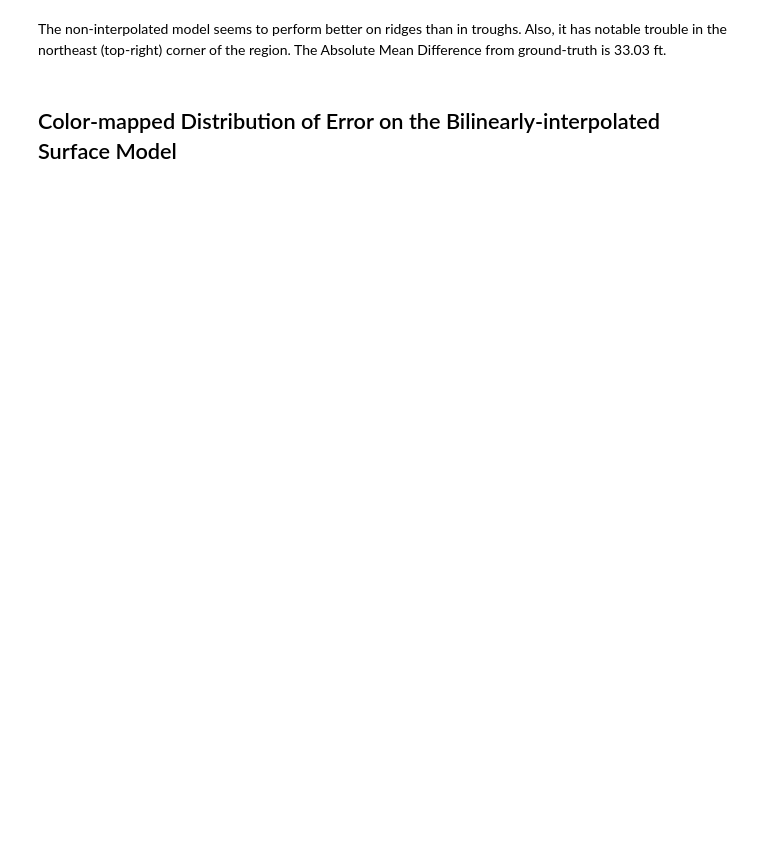
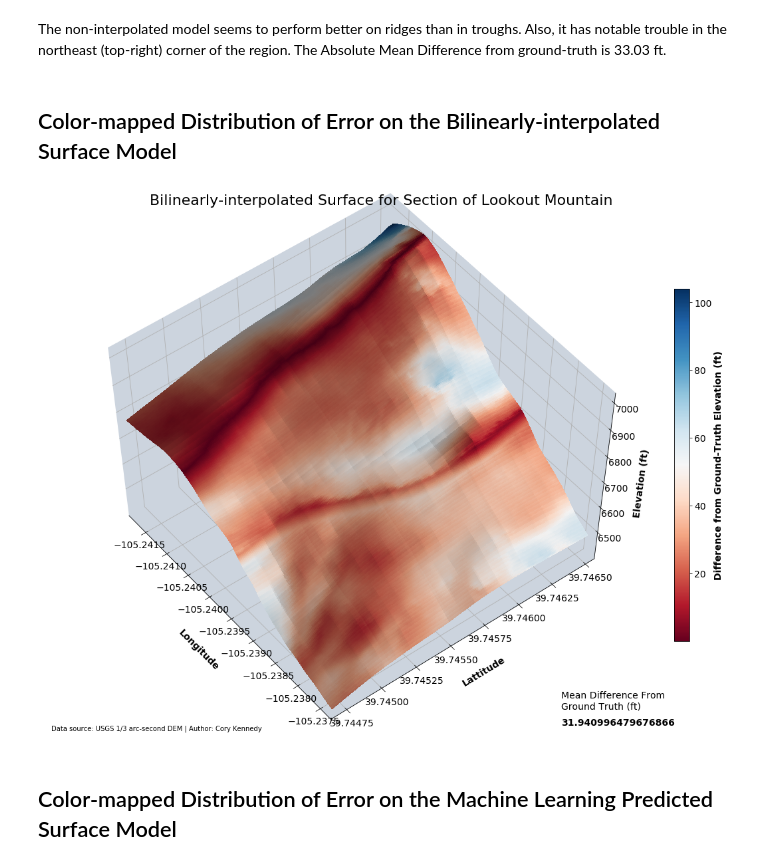
Before and after one commit to RRCCDataLab/Elevation-Descent, a Jupyter notebook: notebooks/Surface_Interpolation_Methods.ipynb, the cells around one changed output. Drawn from its saved outputs; the diff is of its cells as text; code cells hidden in the pictures; blank space fills up the shorter version.

```diff
--- a/notebooks/Surface_Interpolation_Methods.ipynb
+++ b/notebooks/Surface_Interpolation_Methods.ipynb
@@ -569,34 +589,38 @@ ax.text2D(0.01, 0.01, "Data source: USGS 1/3 arc-second DEM | "
          "Author: Cory Kennedy", transform=ax.transAxes, fontsize=10)
 ax.text2D(0.84, 0.05, "Mean Difference From\nGround Truth (ft)", transform=ax.transAxes, fontsize=14)
 ax.text2D(0.84, 0.02, str(bilin_avg_diff), transform=ax.transAxes, fontsize=14, fontweight='bold')
 
 # as plot_surface needs 2D arrays as input
 x = np.linspace(b.columns.values.astype(float)[0], b.columns.values.astype(float)[-1], Z_bilin.shape[1])
-y = np.linspace(b.index.values[0], b.index.values[-1], Z_bilin.shape[0])
+y = np.flip(np.linspace(b.index.values[0], b.index.values[-1], Z_bilin.shape[0]), axis=0)
 # we make a meshgrid from the x,y data
 X, Y = np.meshgrid(x, y)
 Z = Z_bilin
 
 # diff_value shall be represented by color
 diff_value = bilin_abs_diff_array
 
 # map the data to rgba values from a colormap
 colors = cm.ScalarMappable(cmap="RdBu")
 elevDiff = colors.to_rgba(diff_value.astype(float))
 
 # map colormap to diff values for colorbar
 colors.set_array(diff_value.astype(float))
 
 # plot_surface with points X,Y,Z and diff_value as colors
 surf = ax.plot_surface(X, Y, Z, rstride=1, cstride=1, facecolors=elevDiff,
                        linewidth=0, antialiased=False, shade=True)
 
 # Add a color bar which maps values to colors.
 cbar = fig.colorbar(colors, shrink=0.65, aspect=23, pad=0.02)
 cbar.set_label('Difference from Ground-Truth Elevation (ft)', fontsize=14, fontweight='bold')
 cbar.ax.set_yticklabels(['20','40','60','80','100'], fontsize=14)
 
 plt.savefig('../vis/bilin_interp_surf_with_diff_heat.png', bbox_inches='tight');
+# %% [output]
+[figure, added]
+# %% [markdown]
+## Color-mapped Distribution of Error on the Machine Learning Predicted Surface Model
 # %%
 Z_ml = ml_data.elev.values
 
```
Also changed, not shown: parts of 10 cells of this notebook.
